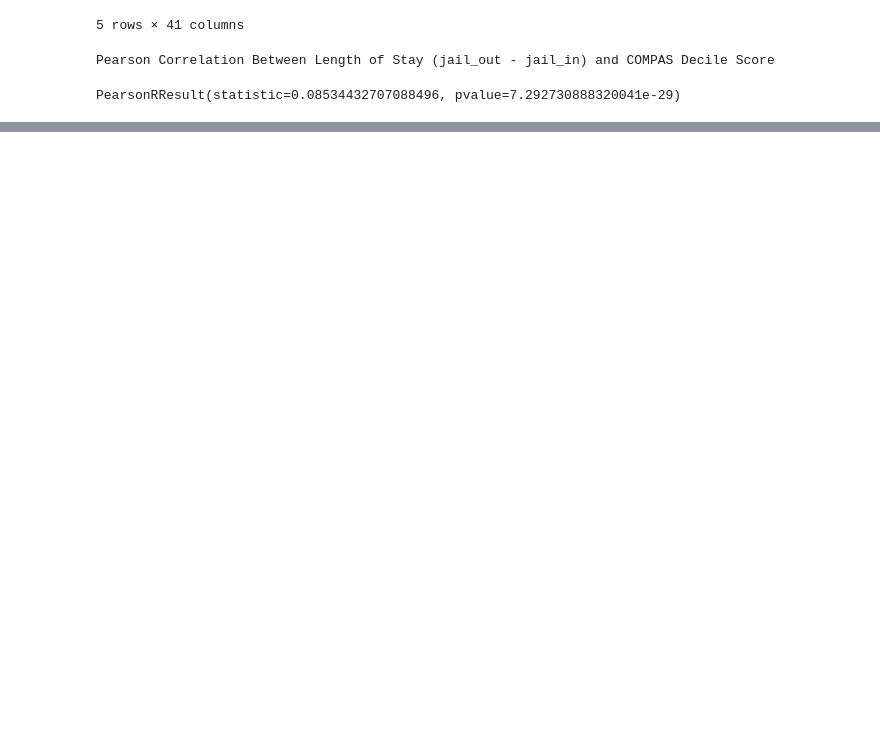
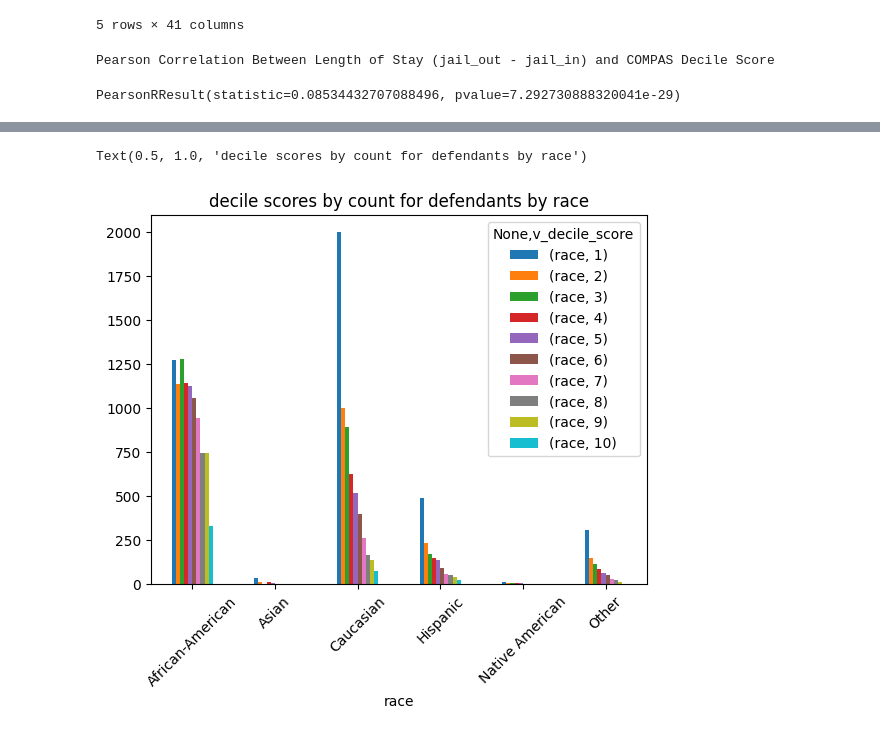
Before and after one commit to jiayinliu25/riskAssessmentCOMPAS, a Jupyter notebook: Dataset_Analysis.ipynb, the cells around one changed output, grey strips where cells are left out. Cells and saved outputs as stored; diff of their text form; code cells hidden in the pictures; blank space fills up the shorter version.

```diff
--- a/Dataset_Analysis.ipynb
+++ b/Dataset_Analysis.ipynb
@@ -239,0 +247,3 @@ interaction table of counts between race/sex interactions
+# %%
+dec_pivot = compas[['v_decile_score','race']].groupby('race').apply(lambda x: x.groupby(['v_decile_score']).count()).unstack()
+dec_pivot
@@ -239,0 +260,7 @@ interaction table of counts between race/sex interactions
+# %%
+dec_pivot.plot(kind='bar')
+plt.xticks(rotation=45)
+plt.title("decile scores by count for defendants by race")
+# %% [output]
+Text(0.5, 1.0, 'decile scores by count for defendants by race')
+[figure, added]
```
Also changed, not shown: parts of 4 cells of this notebook, 2 other files.
